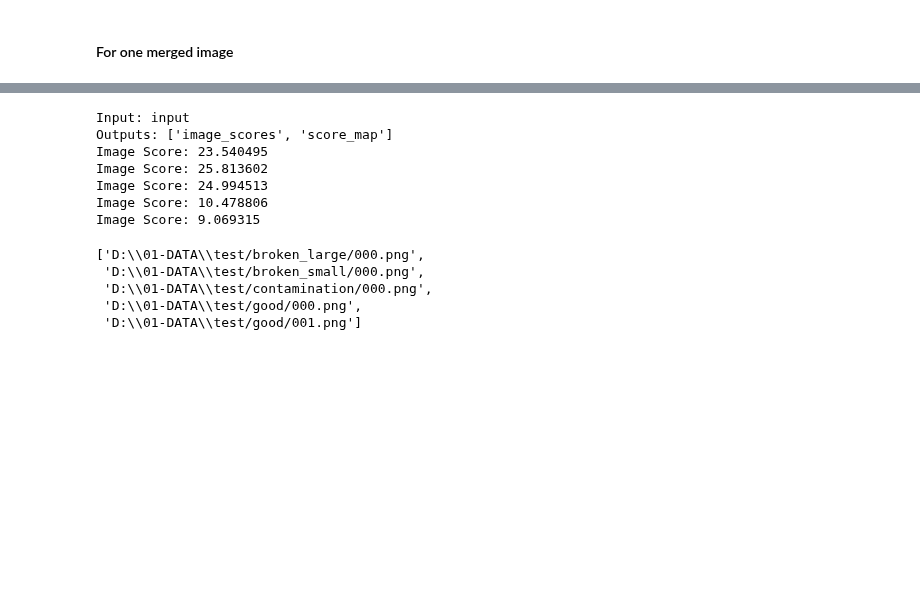
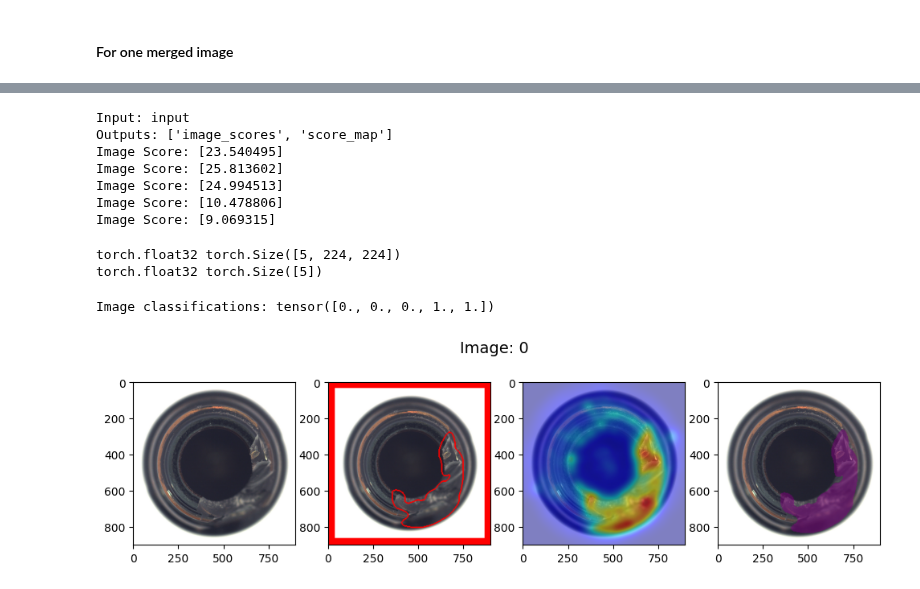
Before and after one commit to DeepKnowledge1/AnomaVision, a Jupyter notebook: padim_example.ipynb, the cells around one changed output, grey strips where cells are left out. Saved outputs shown, nothing was run; the diff lists cells and outputs as text; code cells hidden in the pictures; blank space fills up the shorter version.

```diff
--- a/padim_example.ipynb
+++ b/padim_example.ipynb
@@ -82,7 +86,7 @@ batch = anodet.to_batch(images, anodet.standard_image_transform, torch.device('c
 # %%
 import time
 
-for i in range(10):
+for i in range(1):
     st = time.time()
     image_scores, score_maps = padim.predict(batch)
     ed = time.time()
@@ -178,7 +207,8 @@ paths = [
     os.path.join(DATASET_PATH, "test/good/000.png"),
     os.path.join(DATASET_PATH, "test/good/001.png"),
 ]
-
+IMG_SCORES = []
+SCORE_MAPS=[]
 for image_path in paths:
     input_tensor = preprocess_image(image_path)
     # print(input_tensor.shape)
@@ -186,26 +216,57 @@ for image_path in paths:
     outputs = session.run(output_names, {input_name: input_tensor})
 
     # --- Postprocess
-    image_scores = outputs[0]  # shape: (1,)
-    score_map = outputs[1]     # shape: (1, H, W)
+    image_scres = outputs[0]  # shape: (1,)
+    IMG_SCORES.append(image_scres)
+    scoremap = outputs[1]     # shape: (1, H, W)
+    SCORE_MAPS.append(outputs[1])
 
-    print("Image Score:", image_scores[0])
+    print("Image Score:", image_scres)
 # %% [output]
 Input: input
 Outputs: ['image_scores', 'score_map']
-Image Score: 23.540495
-Image Score: 25.813602
-Image Score: 24.994513
-Image Score: 10.478806
-Image Score: 9.069315
+Image Score: [23.540495]
+Image Score: [25.813602]
+Image Score: [24.994513]
+Image Score: [10.478806]
+Image Score: [9.069315]
-# %%
-paths
-# %% [output]
-['D:\\01-DATA\\test/broken_large/000.png',
- 'D:\\01-DATA\\test/broken_small/000.png',
- 'D:\\01-DATA\\test/contamination/000.png',
- 'D:\\01-DATA\\test/good/000.png',
- 'D:\\01-DATA\\test/good/001.png']
+# %%
+SCORE_MAPS = torch.from_numpy(np.array(SCORE_MAPS))
+IMG_SCORES = torch.from_numpy(np.array(IMG_SCORES))
+
+SCORE_MAPS = torch.squeeze(SCORE_MAPS, 1)
+IMG_SCORES = torch.squeeze(IMG_SCORES, 1)
+
+
+print(SCORE_MAPS.dtype,SCORE_MAPS.shape)
+print(IMG_SCORES.dtype,IMG_SCORES.shape)
+# %% [output]
+torch.float32 torch.Size([5, 224, 224])
+torch.float32 torch.Size([5])
+# %%
+THRESH = 13
+# score_map= torch.from_numpy(score_map)
+score_map_classifications =( anodet.classification(SCORE_MAPS, THRESH))
+image_classifications = (anodet.classification(IMG_SCORES, THRESH))
+print("Image classifications:", image_classifications)
+# test_images = np.array(images).copy()
+# %% [output]
+Image classifications: tensor([0., 0., 0., 1., 1.])
+# %%
+boundary_images = anodet.visualization.framed_boundary_images(test_images, score_map_classifications, image_classifications, padding=40)
+heatmap_images = anodet.visualization.heatmap_images(test_images, SCORE_MAPS, alpha=0.5)
+highlighted_images = anodet.visualization.highlighted_images(images, score_map_classifications, color=(128, 0, 128))
+
+for idx in range(1): #range(len(images)):
+    fig, axs = plt.subplots(1, 4, figsize=(12, 6))
+    fig.suptitle('Image: ' + str(idx), y=0.75, fontsize=14)
+    axs[0].imshow(images[idx])
+    axs[1].imshow(boundary_images[idx])
+    axs[2].imshow(heatmap_images[idx])
+    axs[3].imshow(highlighted_images[idx])
+    plt.show()
+# %% [output]
+[figure, added]
 # %%
 # import mlflow
 # import mlflow.onnx
```
Also changed, not shown: parts of 9 cells of this notebook.
